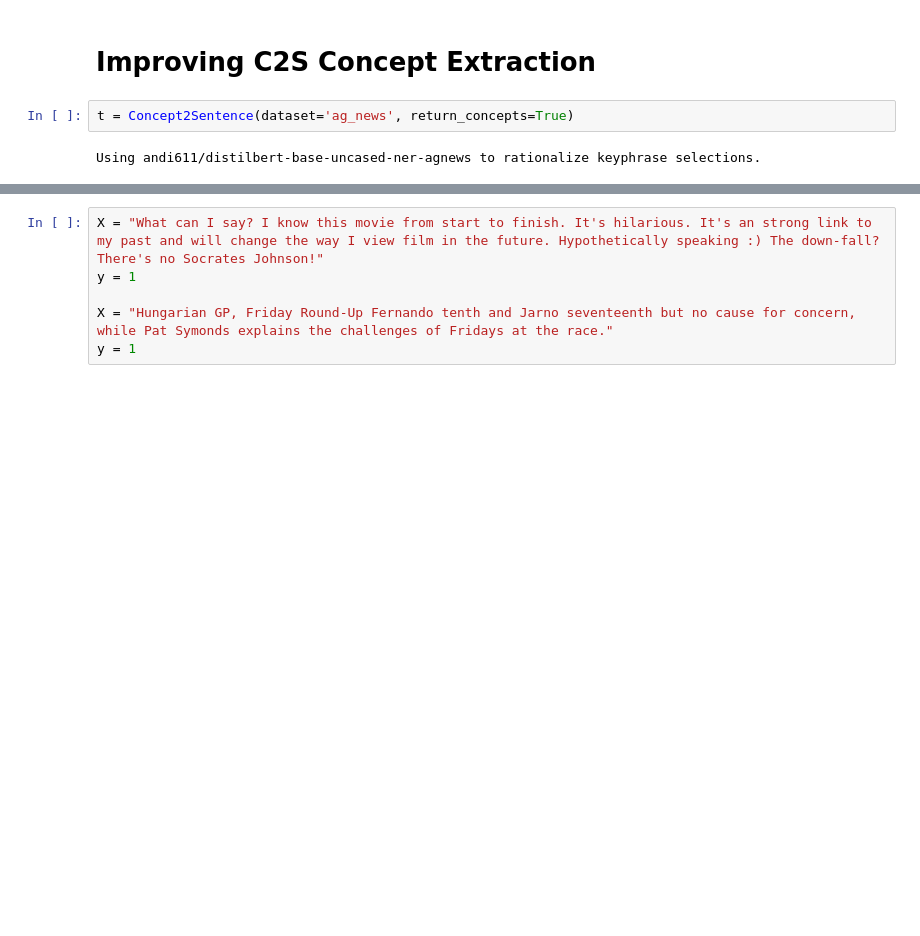
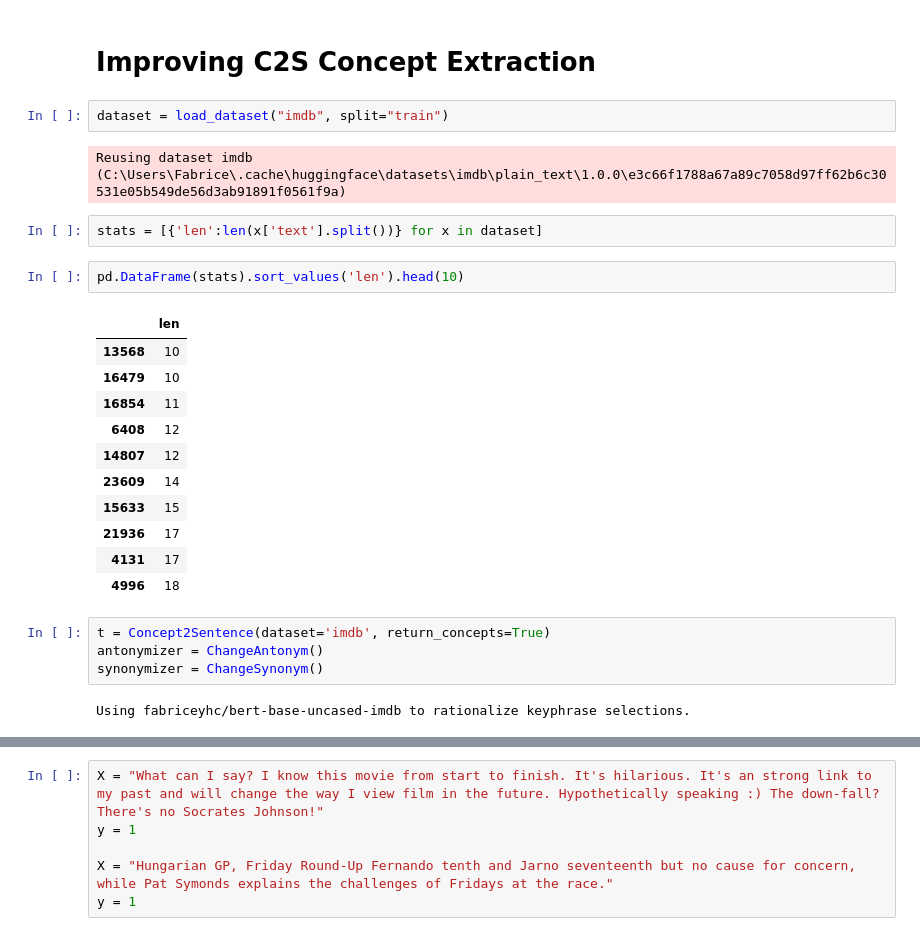
Before and after one commit to fabriceyhc/Sibyl, a Jupyter notebook: tester.ipynb, the cells around one changed output, grey strips where cells are left out. Drawn from its saved outputs; the diff is of its cells as text; blank space fills up the shorter version.

```diff
--- a/tester.ipynb
+++ b/tester.ipynb
@@ -59,7 +164,29 @@ Reusing dataset d_bpedia14 (C:\Users\fabri\.cache\huggingface\datasets\d_bpedia1
 Using fabriceyhc/bert-base-uncased-dbpedia_14 to rationalize keyphrase selections.
 # %% [markdown]
 # Improving C2S Concept Extraction
+# %%
+dataset = load_dataset("imdb", split="train")
+# %% [output]
+Reusing dataset imdb (C:\Users\Fabrice\.cache\huggingface\datasets\imdb\plain_text\1.0.0\e3c66f1788a67a89c7058d97ff62b6c30531e05b549de56d3ab91891f0561f9a)
+# %%
+stats = [{'len':len(x['text'].split())} for x in dataset]
+# %%
+pd.DataFrame(stats).sort_values('len').head(10)
+# %% [output]
+|  | len |
+| 13568 | 10 |
+| 16479 | 10 |
+| 16854 | 11 |
+| 6408 | 12 |
+| 14807 | 12 |
+| 23609 | 14 |
+| 15633 | 15 |
+| 21936 | 17 |
+| 4131 | 17 |
+| 4996 | 18 |
 # %%
-t = Concept2Sentence(dataset='ag_news', return_concepts=True)
+t = Concept2Sentence(dataset='imdb', return_concepts=True)
+antonymizer = ChangeAntonym()
+synonymizer = ChangeSynonym()
 # %% [output]
-Using andi611/distilbert-base-uncased-ner-agnews to rationalize keyphrase selections.
+Using fabriceyhc/bert-base-uncased-imdb to rationalize keyphrase selections.
```
Also changed, not shown: parts of 12 cells of this notebook, 27 other files.
